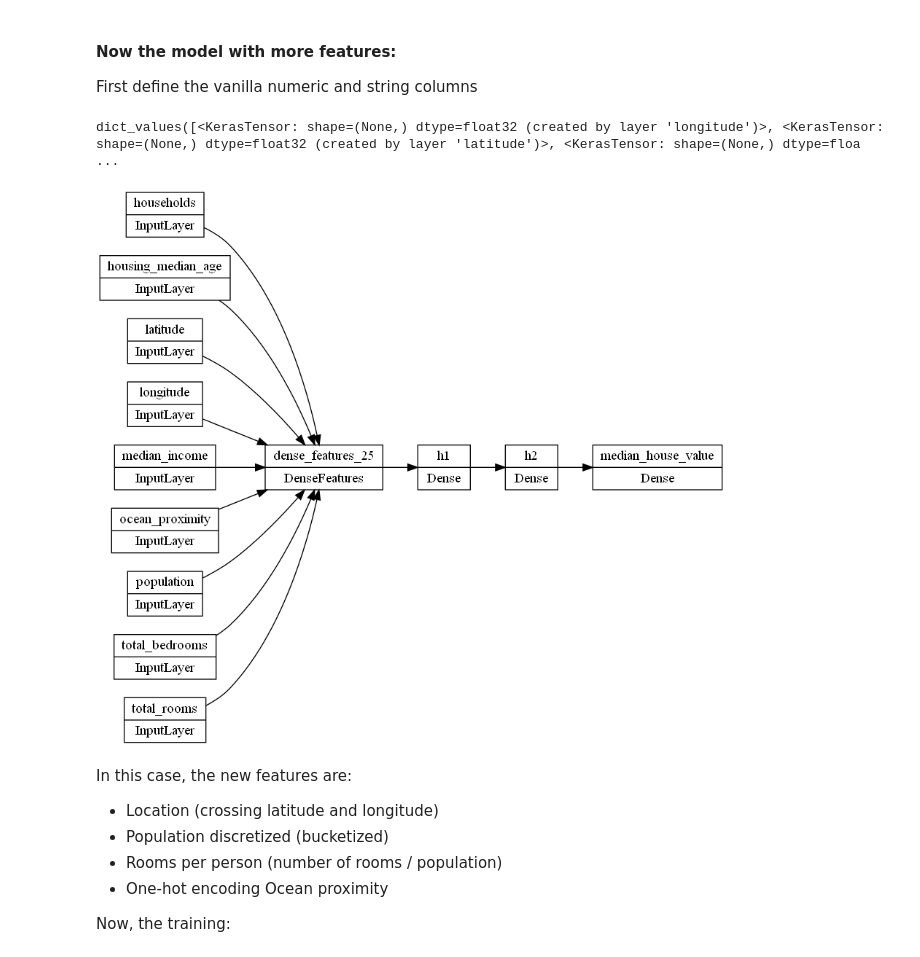
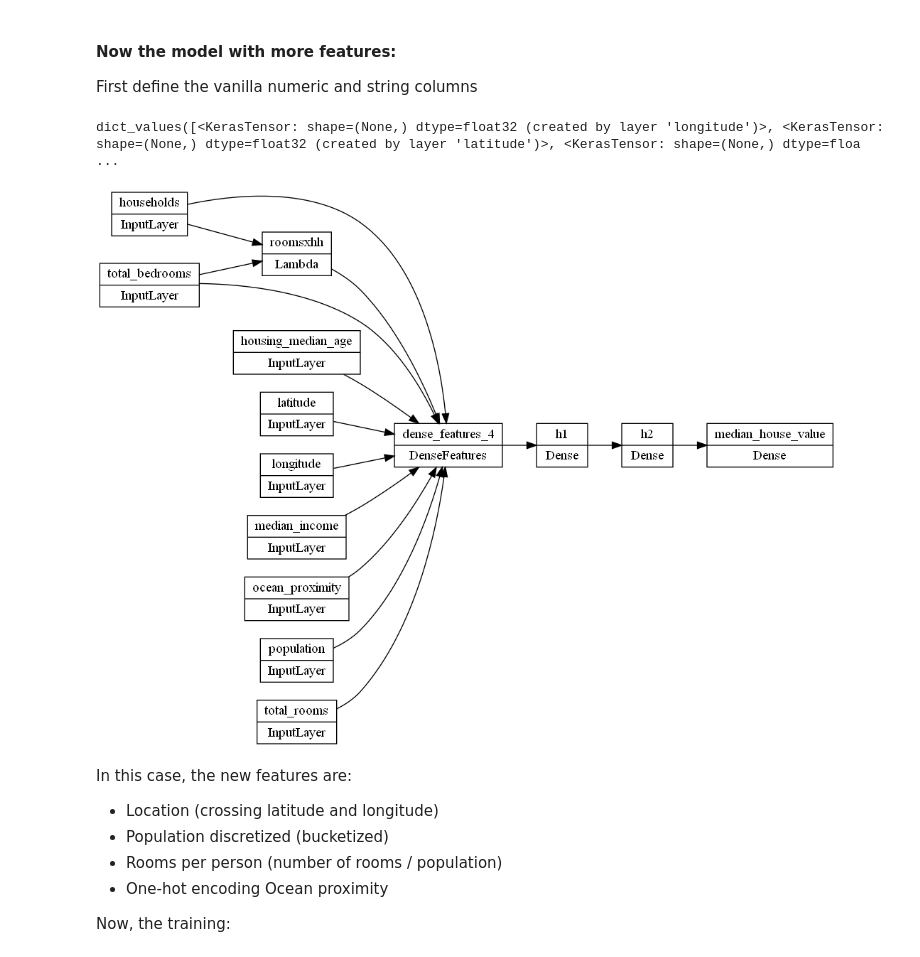
Before and after one commit to loaspra/feature-eng-tf, a Jupyter notebook: house_pricing.ipynb, the cells around one changed output. Cells and saved outputs as stored; diff of their text form; code cells hidden in the pictures.

```diff
--- a/house_pricing.ipynb
+++ b/house_pricing.ipynb
@@ -276,47 +276,47 @@ feature_cols = {
 }
 
 # # now rooms x person (an aux function is needed):
-# transformed['roomsxhh'] = layers.Lambda(
-#     roomsxhh,
-#     name = 'roomsxhh')([
-#         inputs['total_bedrooms'],
-#         inputs['households']]
-#     )
+transformed['roomsxhh'] = layers.Lambda(
+    roomsxhh,
+    name = 'roomsxhh')([
+        inputs['total_bedrooms'],
+        inputs['households']]
+    )
 
-# feature_cols['roomsxhh'] = fc.numeric_column('roomsxhh')
+feature_cols['roomsxhh'] = fc.numeric_column('roomsxhh')
 
 # Second, given the distribution of the "population" column,
 # a bucketized feature could be useful
 
 # locatio
 # feature_cols['location'] = fc.embedding_column(fc.crossed_column(['latitude', 'longitude'], 100), 1000)
 
 # One-hot OCEAN PROXIMITY:
 vocab = df[col_string].unique()
 
 one_hot_OP = fc.categorical_column_with_vocabulary_list(col_string, vocab)
 feature_cols['OceaProx'] = fc.indicator_column(one_hot_OP)
 
 # now the odel:
 
 print(inputs.values())
 dnn_inputs = layers.DenseFeatures(feature_cols.values())(transformed)
 h1 = layers.Dense(32, activation = 'relu', name = 'h1')(dnn_inputs)
 h2 = layers.Dense(16, activation = 'relu', name = 'h2')(h1)
-output = layers.Dense(1, activation = 'relu', name = 'median_house_value')(h2)
+output = layers.Dense(1, activation = 'linear', name = 'median_house_value')(h2)
 
 feat_model = tf.keras.models.Model(inputs, output)
 
 feat_model.compile(optimizer = 'adam',
-                    loss = 'mse',
-                    metrics = ['mse'])
+                    loss = 'mae',
+                    metrics = ['mae'])
 
 
 # now te plot:
 tf.keras.utils.plot_model(feat_model, 'featured_model.png', show_shapes=False, rankdir='LR')
 # %% [output]
 dict_values([<KerasTensor: shape=(None,) dtype=float32 (created by layer 'longitude')>, <KerasTensor: shape=(None,) dtype=float32 (created by layer 'latitude')>, <KerasTensor: shape=(None,) dtype=floa ...
-[figure, old version]
+[figure, new version]
 # %% [markdown]
 In this case, the new features are:
 + Location (crossing latitude and longitude)
```
Also changed, not shown: parts of 8 cells of this notebook, 3 other files.
